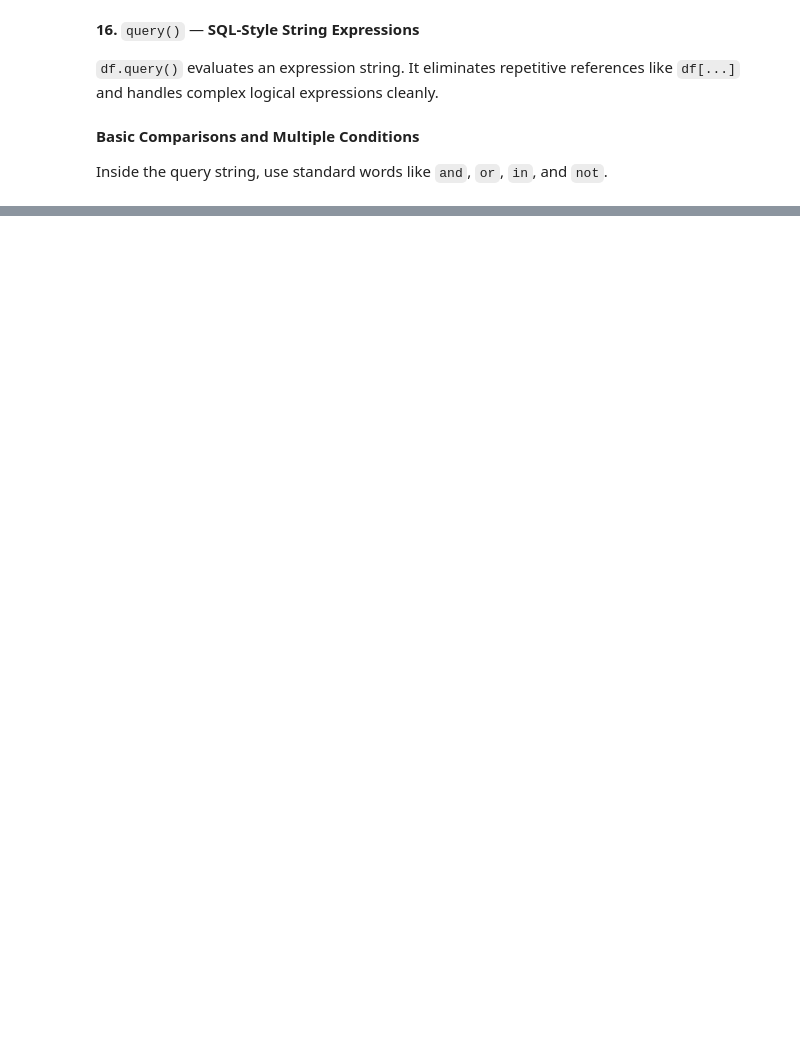
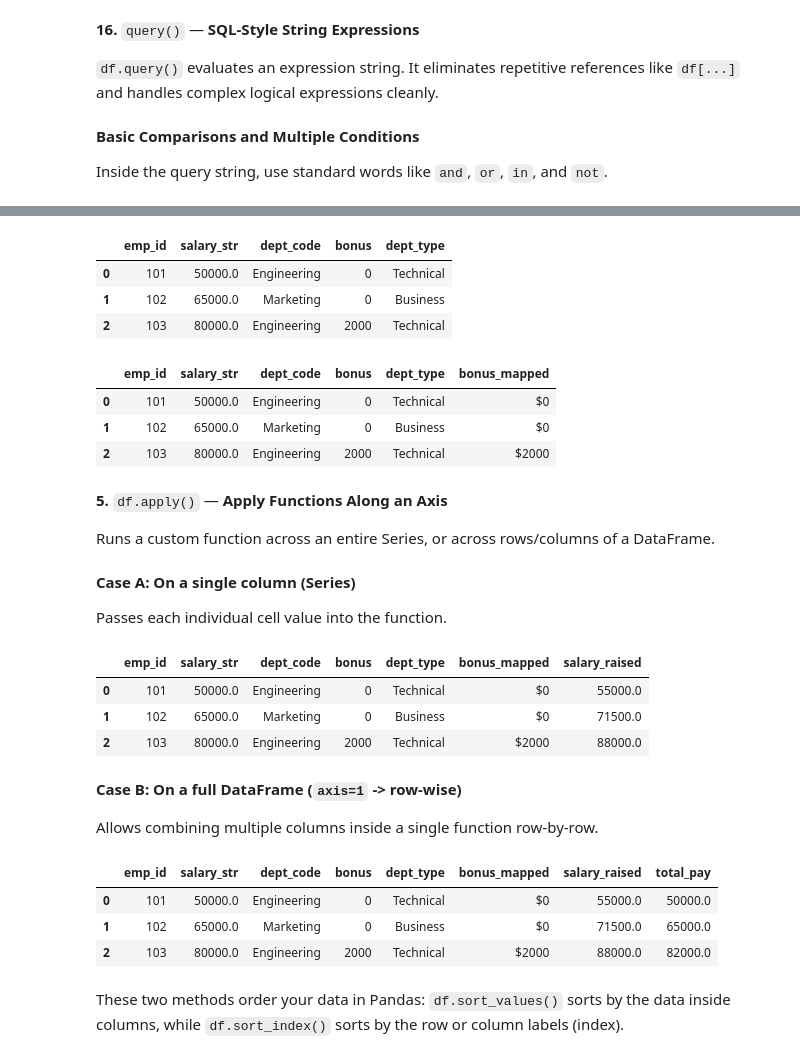
Before and after one commit to mohammednedariyadev/ai-engineer-course, a Jupyter notebook: 01_Python_For_AI_ML/02_Pandas.ipynb, the cells around one changed output, grey strips where cells are left out. Drawn from its saved outputs; the diff is of its cells as text; code cells hidden in the pictures; blank space fills up the shorter version.

Commit message:
Pandas

```diff
--- a/01_Python_For_AI_ML/02_Pandas.ipynb
+++ b/01_Python_For_AI_ML/02_Pandas.ipynb
@@ -702,0 +1055,61 @@ world_population.query("country == @country")
+# %%
+tier_lookup = {
+    "Engineering": "Technical",
+    "Marketing": "Business"
+}
+
+# Map categories
+df["dept_type"] = df["dept_code"].map(tier_lookup)
+df
+# %% [output]
+|  | emp_id | salary_str | dept_code | bonus | dept_type |
+| 0 | 101 | 50000.0 | Engineering | 0 | Technical |
+| 1 | 102 | 65000.0 | Marketing | 0 | Business |
+| 2 | 103 | 80000.0 | Engineering | 2000 | Technical |
+# %%
+# Using map with a lambda function
+df["bonus_mapped"] = df["bonus"].map(lambda x: f"${x}")
+# %%
+df
+# %% [output]
+|  | emp_id | salary_str | dept_code | bonus | dept_type | bonus_mapped |
+| 0 | 101 | 50000.0 | Engineering | 0 | Technical | $0 |
+| 1 | 102 | 65000.0 | Marketing | 0 | Business | $0 |
+| 2 | 103 | 80000.0 | Engineering | 2000 | Technical | $2000 |
+# %% [markdown]
+**5.** `df.apply()` — **Apply Functions Along an Axis**
+
+Runs a custom function across an entire Series, or across rows/columns of a DataFrame.
+# %% [markdown]
+**Case A: On a single column (Series)**
+
+Passes each individual cell value into the function.
+# %%
+df["salary_raised"] = df["salary_str"].apply(lambda s: s * 1.10)
+# %%
+df
+# %% [output]
+|  | emp_id | salary_str | dept_code | bonus | dept_type | bonus_mapped | salary_raised |
+| 0 | 101 | 50000.0 | Engineering | 0 | Technical | $0 | 55000.0 |
+| 1 | 102 | 65000.0 | Marketing | 0 | Business | $0 | 71500.0 |
+| 2 | 103 | 80000.0 | Engineering | 2000 | Technical | $2000 | 88000.0 |
+# %% [markdown]
+**Case B: On a full DataFrame (`axis=1` -> row-wise)**
+
+Allows combining multiple columns inside a single function row-by-row.
+# %%
+# Calculate total compensation: Salary + Bonus for every row
+def total_comp(row):
+    return row["salary_str"] + row["bonus"]
+
+# axis=1 passes each row as a Series into the function
+df["total_pay"] = df.apply(total_comp, axis=1)
+# %%
+df
+# %% [output]
+|  | emp_id | salary_str | dept_code | bonus | dept_type | bonus_mapped | salary_raised | total_pay |
+| 0 | 101 | 50000.0 | Engineering | 0 | Technical | $0 | 55000.0 | 50000.0 |
+| 1 | 102 | 65000.0 | Marketing | 0 | Business | $0 | 71500.0 | 65000.0 |
+| 2 | 103 | 80000.0 | Engineering | 2000 | Technical | $2000 | 88000.0 | 82000.0 |
+# %% [markdown]
+These two methods order your data in Pandas: `df.sort_values()` sorts by the data inside columns, while `df.sort_index()` sorts by the row or column labels (index).
```
Also changed, not shown: parts of 132 cells of this notebook.
